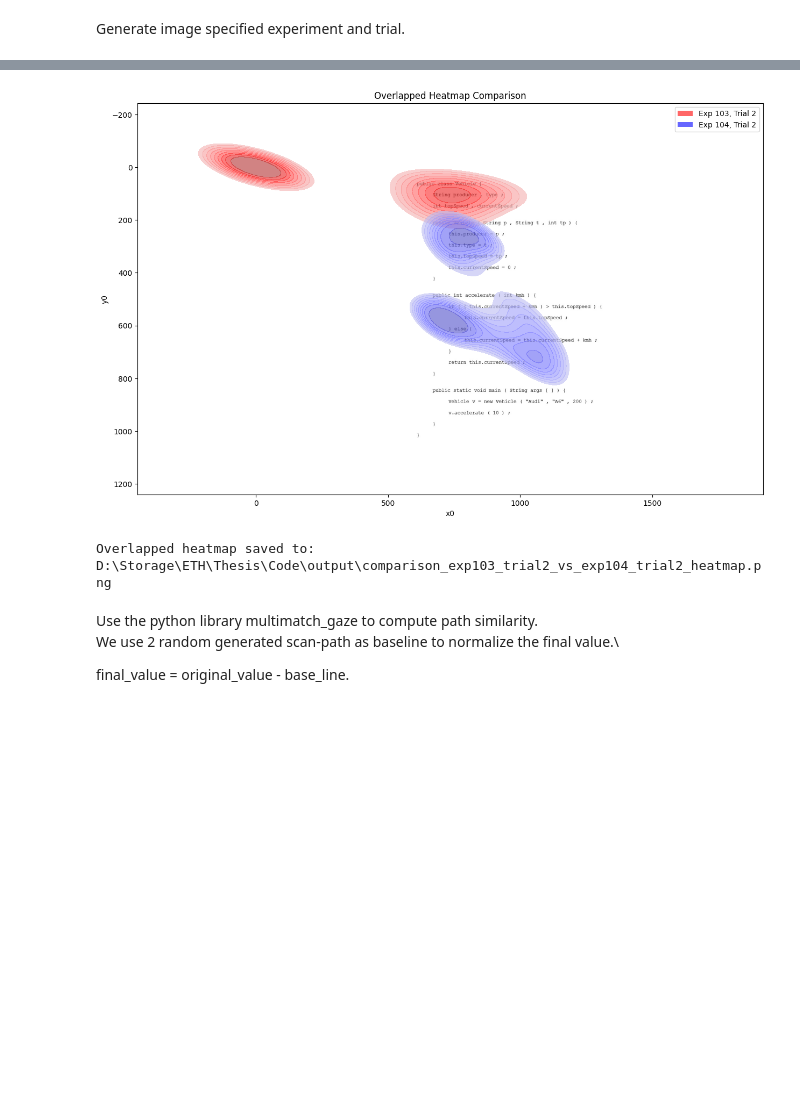
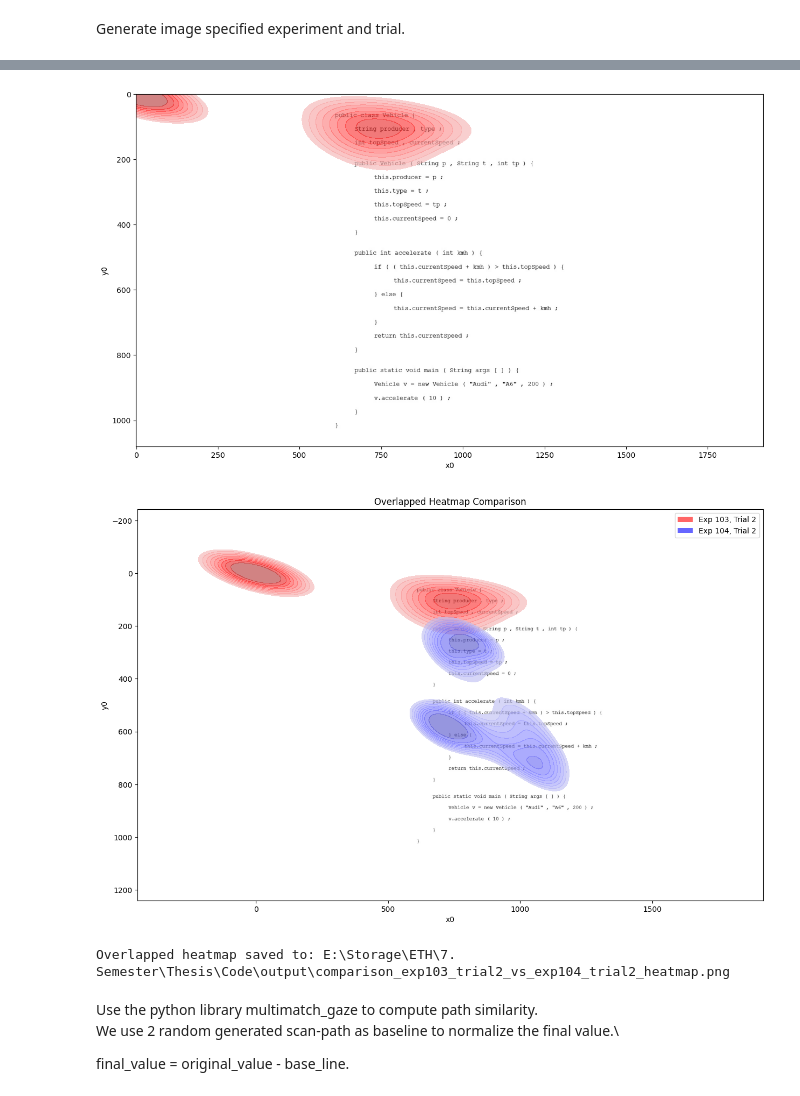
Before and after one commit to Belown/Programmer_Scanpath_Gaze_Behavior, a Jupyter notebook: notebook/EMIP/EMIP.ipynb, the cells around one changed output, grey strips where cells are left out. Drawn from its saved outputs; the diff is of its cells as text; code cells hidden in the pictures; blank space fills up the shorter version.

Commit message:
update to use baseline from random generated vector

```diff
--- a/notebook/EMIP/EMIP.ipynb
+++ b/notebook/EMIP/EMIP.ipynb
@@ -51,8 +51,13 @@ image_generation.emip_gen(exp = exp_b, eye_events = eye_events, samples = sample
+# %%
+image_generation.emip_gen(exp = exp_a, eye_events = eye_events, samples = samples, image_type = 'heatmap')
+# %% [output]
+[figure, added]
 # %%
-image_generation.emip_gen(exp = exp_a, eye_events = eye_events, samples = samples, query = False, image_type = 'heatmap', compare_exp = exp_b)
+# Generate overlapped heatmap between two experiments
+image_generation.emip_gen(exp = exp_a, eye_events = eye_events, samples = samples, image_type = 'heatmap', compare_exp = exp_b)
 # %% [output]
 [figure]
-Overlapped heatmap saved to: D:\Storage\ETH\Thesis\Code\output\comparison_exp103_trial2_vs_exp104_trial2_heatmap.png
+Overlapped heatmap saved to: E:\Storage\ETH\7. Semester\Thesis\Code\output\comparison_exp103_trial2_vs_exp104_trial2_heatmap.png
 # %% [markdown]
 Use the python library multimatch_gaze to compute path similarity.\
 We use 2 random generated scan-path as baseline to normalize the final value.\
```
Also changed, not shown: parts of 5 cells of this notebook, 6 other files.
